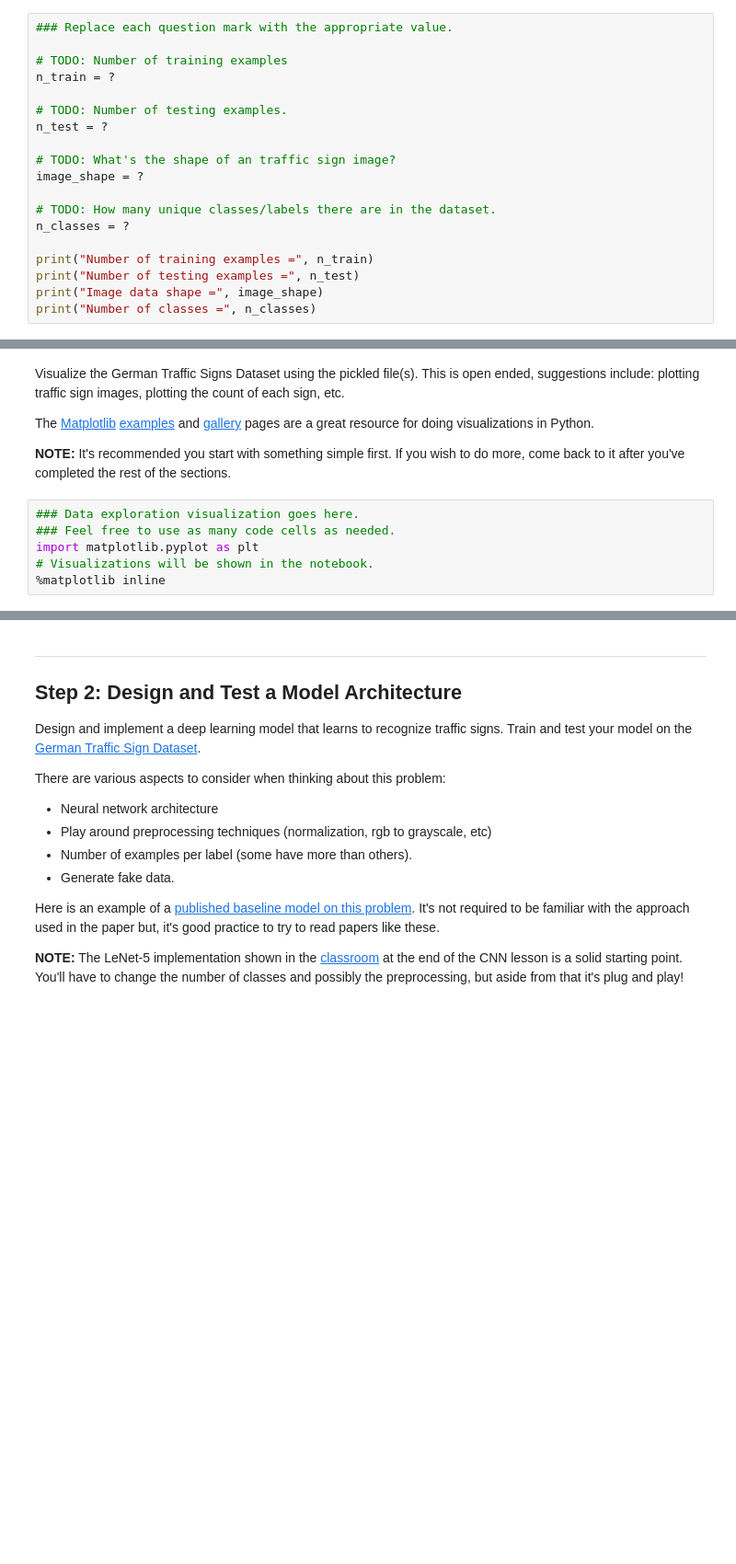
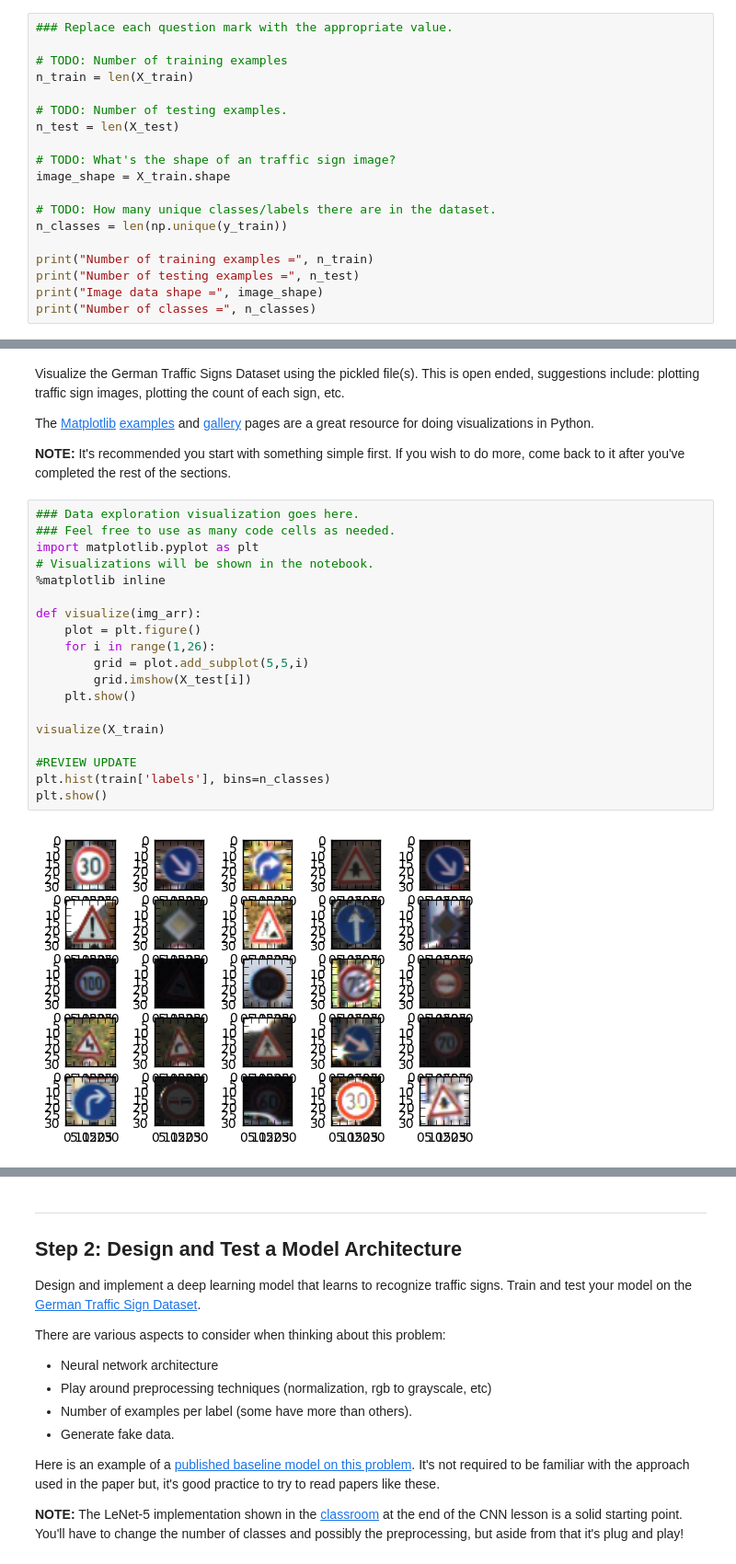
Before and after one commit to bharatbobba/Traffic-Sign-Classifier, a Jupyter notebook: Traffic_Sign_Classifier.ipynb, the cells around one changed output, grey strips where cells are left out. Shown at 92% size. Drawn from its saved outputs; the diff is of its cells as text; blank space fills up the shorter version.

```diff
--- a/Traffic_Sign_Classifier.ipynb
+++ b/Traffic_Sign_Classifier.ipynb
@@ -56,16 +62,16 @@ Complete the basic data summary below.
 ### Replace each question mark with the appropriate value.
 
 # TODO: Number of training examples
-n_train = ?
+n_train = len(X_train)
 
 # TODO: Number of testing examples.
-n_test = ?
+n_test = len(X_test)
 
 # TODO: What's the shape of an traffic sign image?
-image_shape = ?
+image_shape = X_train.shape
 
 # TODO: How many unique classes/labels there are in the dataset.
-n_classes = ?
+n_classes = len(np.unique(y_train))
 
 print("Number of training examples =", n_train)
 print("Number of testing examples =", n_test)
@@ -80,6 +91,21 @@ The [Matplotlib](http://matplotlib.org/) [examples](http://matplotlib.org/exampl
 # %%
 ### Data exploration visualization goes here.
 ### Feel free to use as many code cells as needed.
 import matplotlib.pyplot as plt
 # Visualizations will be shown in the notebook.
 %matplotlib inline
+
+def visualize(img_arr):
+    plot = plt.figure()
+    for i in range(1,26):
+        grid = plot.add_subplot(5,5,i)
+        grid.imshow(X_test[i])
+    plt.show()
+
+visualize(X_train)
+
+#REVIEW UPDATE
+plt.hist(train['labels'], bins=n_classes)
+plt.show()
+# %% [output]
+[figure, added]
```
Also changed, not shown: parts of 34 cells of this notebook.
